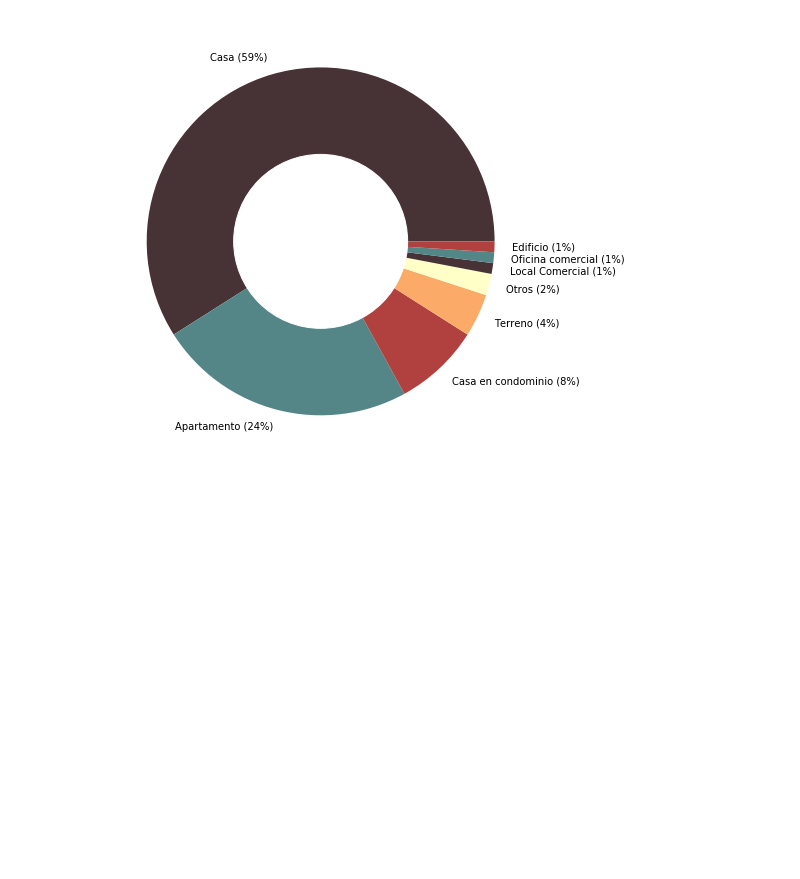
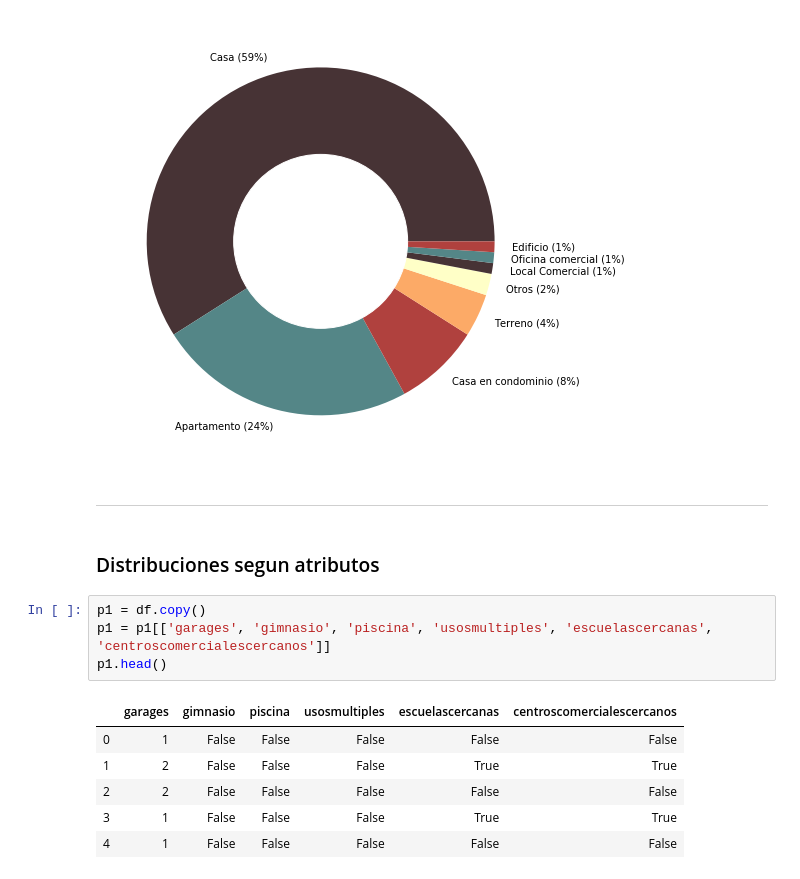
Before and after one commit to nicomatex/datos_tp1_2c2019, a Jupyter notebook: notebooks/Distribucion de variables/distribucion de variables.ipynb, the cells around one changed output. Drawn from its saved outputs; the diff is of its cells as text; blank space fills up the shorter version.

```diff
--- a/notebooks/Distribucion de variables/distribucion de variables.ipynb
+++ b/notebooks/Distribucion de variables/distribucion de variables.ipynb
@@ -126,3 +94,18 @@ p.gca().add_artist(my_circle)
 plt.savefig('distribucion tipos propiedad.png', transparent=True, bbox_inches='tight')
 # %% [output]
 [figure]
+# %% [markdown]
+<hr>
+# %% [markdown]
+### Distribuciones segun atributos
+# %%
+p1 = df.copy()
+p1 = p1[['garages', 'gimnasio', 'piscina', 'usosmultiples', 'escuelascercanas', 'centroscomercialescercanos']]
+p1.head()
+# %% [output]
+|  | garages | gimnasio | piscina | usosmultiples | escuelascercanas | centroscomercialescercanos |
+| 0 | 1 | False | False | False | False | False |
+| 1 | 2 | False | False | False | True | True |
+| 2 | 2 | False | False | False | False | False |
+| 3 | 1 | False | False | False | True | True |
+| 4 | 1 | False | False | False | False | False |
```
Also changed, not shown: parts of 10 cells of this notebook, 1 other file.
